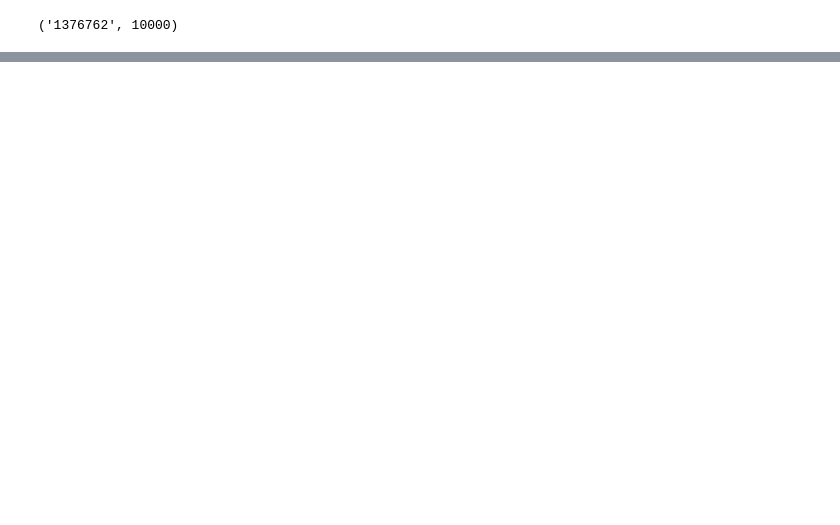
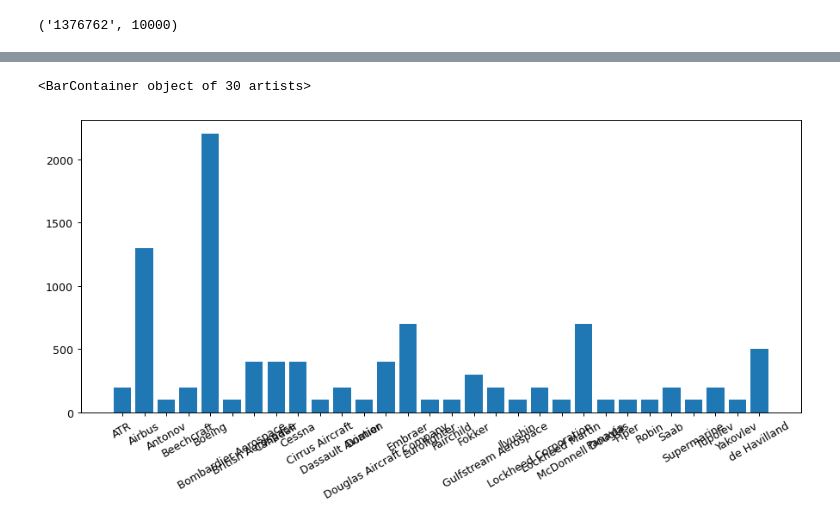
Before and after one commit to TheDylanM/REDI-utwente, a Jupyter notebook: src/awesome_GNN/FGVC-Aircraft dataset.ipynb, the cells around one changed output, grey strips where cells are left out. Drawn from its saved outputs; the diff is of its cells as text; code cells hidden in the pictures; blank space fills up the shorter version.

```diff
--- a/src/awesome_GNN/FGVC-Aircraft dataset.ipynb
+++ b/src/awesome_GNN/FGVC-Aircraft dataset.ipynb
@@ -88,4 +90,4 @@ for path, stage in stage_paths:
             labels_map[fname] = class_
 
 labels = np.asarray(list(labels_map.values()))
-classes, distribution = np.unique(classes, return_counts=True)
+classes, distribution = np.unique(labels, return_counts=True)
@@ -136,0 +119,8 @@ for file_names, stage in [[training_fnames, 'train'], [testing_fnames, 'val']]:
+# %%
+plt.figure(figsize=(12,5), dpi=90)
+plt.xticks(rotation=30)
+
+plt.bar(classes, distribution)
+# %% [output]
+<BarContainer object of 30 artists>
+[figure, added]
```
Also changed, not shown: parts of 5 cells of this notebook.
